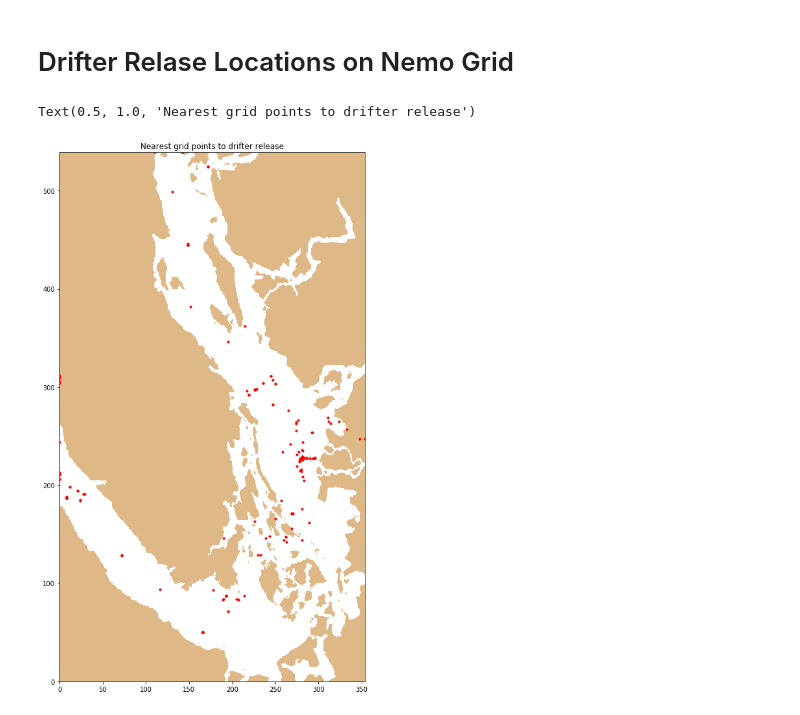
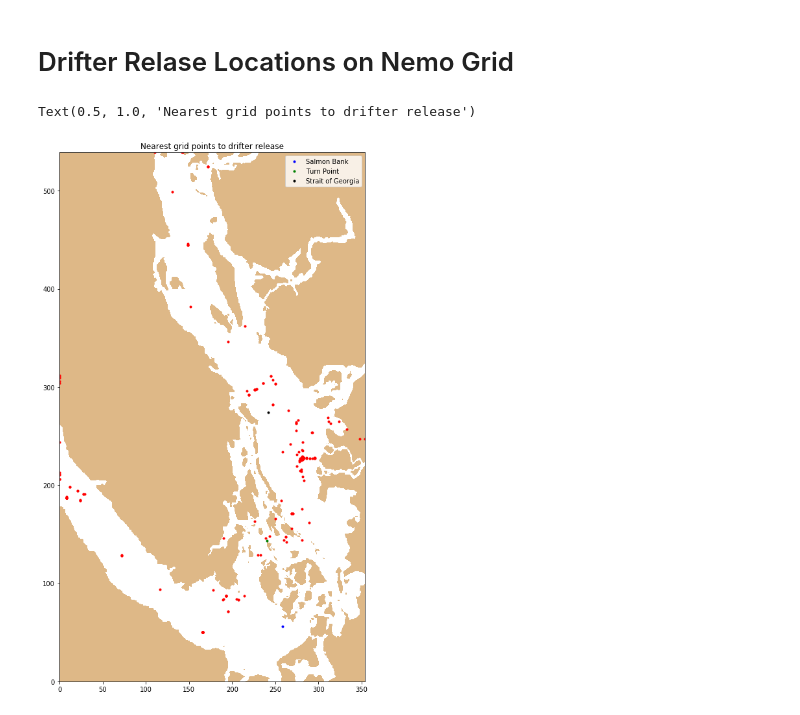
Before and after one commit to ambhudia/analysis-ashutosh, a Jupyter notebook: Drifter Locations.ipynb, the cells around one changed output. Saved outputs shown, nothing was run; the diff lists cells and outputs as text; code cells hidden in the pictures.

Commit message:
Added locations of three points to drifter release notebook

```diff
--- a/Drifter Locations.ipynb
+++ b/Drifter Locations.ipynb
@@ -43,12 +43,16 @@ all_data = np.concatenate((drifters, parsed), axis = 1)
 # %%
 fig = plt.figure(figsize = (15,15))
 ax = plt.subplot(111)
 plt.contourf(nemo_mask, levels = [-0.1,0.1], colors = 'burlywood')
 for drifter in  all_data:
     index = find_closest_index(drifter[1], drifter[0])[0]
     plt.plot(index[1], index[0], 'r.')
 viz_tools.set_aspect(ax)
+ax.plot([258],[56],"b.", label="Salmon Bank")
+ax.plot([240], [143], "g.", label = 'Turn Point')
+ax.plot([242], [274], "k.", label = 'Strait of Georgia')
+plt.legend()
 plt.title('Nearest grid points to drifter release')
 # %% [output]
 Text(0.5, 1.0, 'Nearest grid points to drifter release')
-[figure, old version]
+[figure, new version]
```
